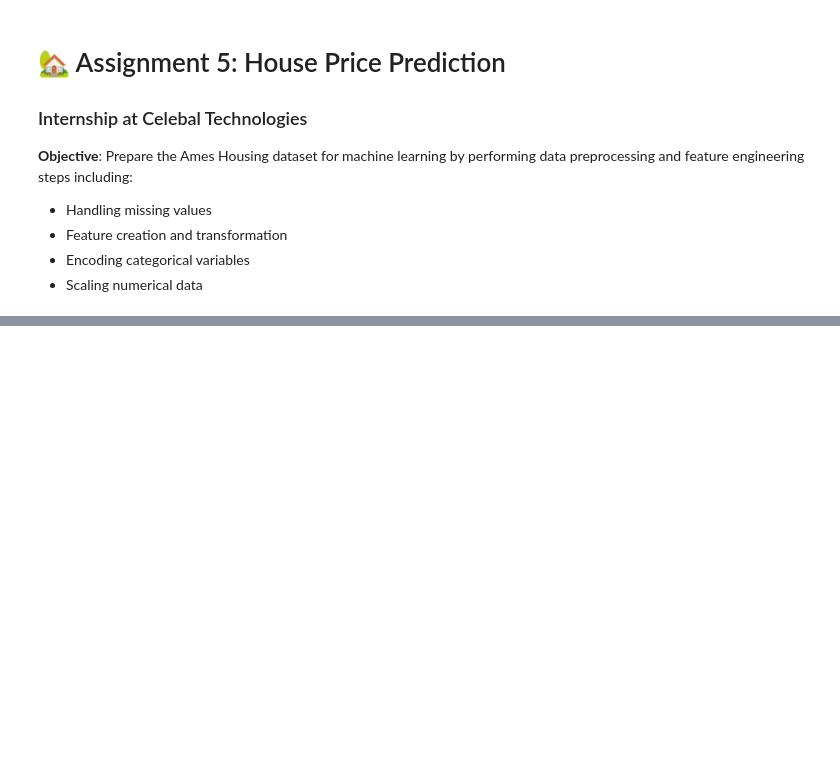
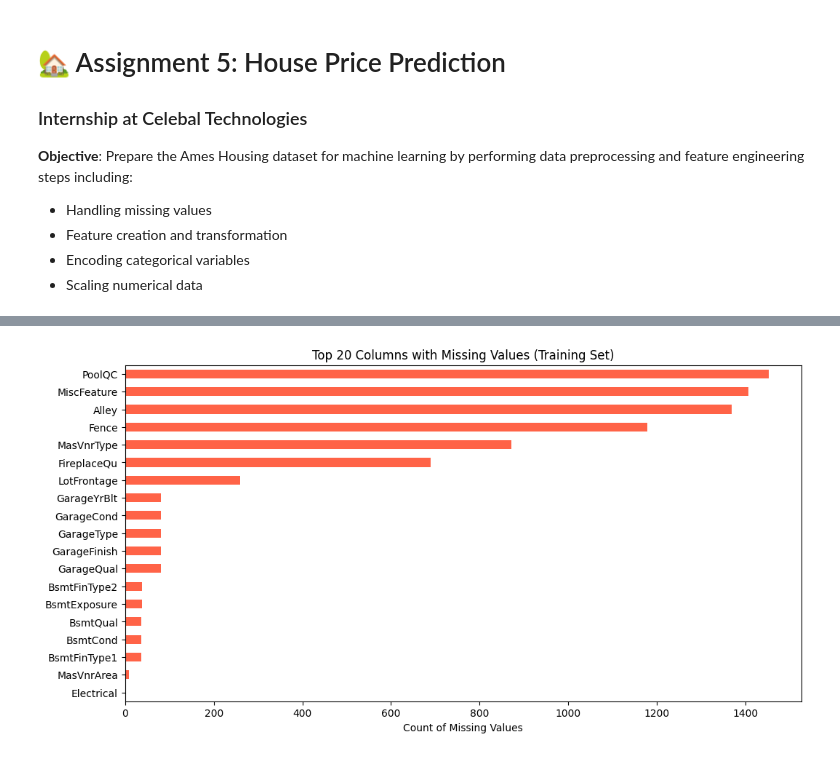
Before and after one commit to devsingh-04/celebal-assignment, a Jupyter notebook: assignment-5/house_price_prediction.ipynb, the cells around one changed output, grey strips where cells are left out. Cells and saved outputs as stored; diff of their text form; code cells hidden in the pictures; blank space fills up the shorter version.

```diff
--- a/assignment-5/house_price_prediction.ipynb
+++ b/assignment-5/house_price_prediction.ipynb
@@ -43,0 +120,14 @@ ModuleNotFoundError: No module named 'pandas'
+# %%
+# Check how many missing values are in each column
+missing = train_df.isnull().sum().sort_values(ascending=False)
+missing = missing[missing > 0]
+
+# Plot top 20 columns with most missing data
+plt.figure(figsize=(12, 6))
+missing.head(20).plot(kind="barh", color="tomato")
+plt.title("Top 20 Columns with Missing Values (Training Set)")
+plt.xlabel("Count of Missing Values")
+plt.gca().invert_yaxis()
+plt.show()
+# %% [output]
+[figure, added]
```
Also changed, not shown: parts of 42 cells of this notebook, 55 other files.
